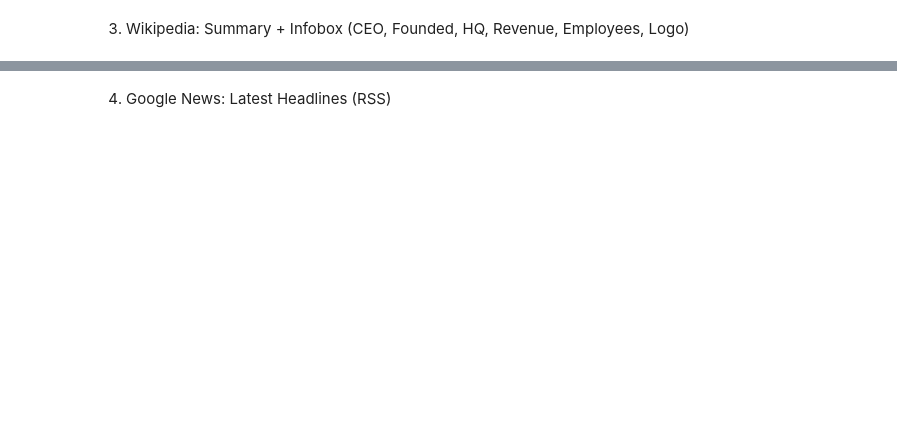
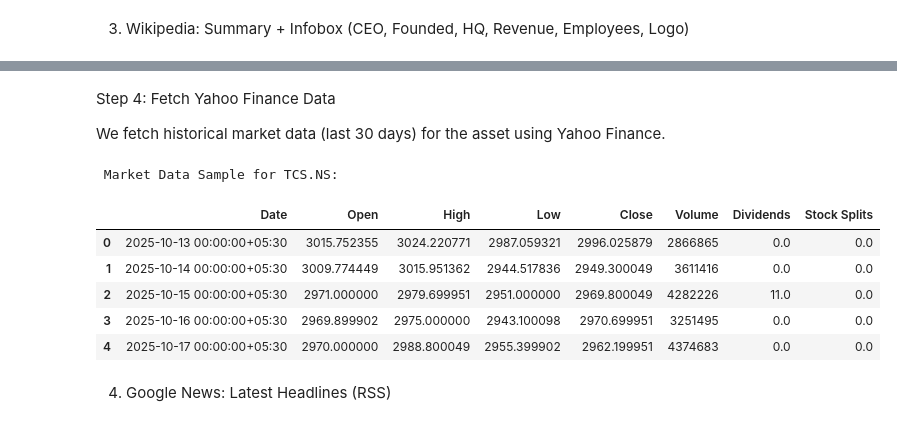
Before and after one commit to gopichandchalla16/infosys-internship-real-time-industry-insight-system, a Jupyter notebook: Realtime_Industry_Insight_AI.ipynb, the cells around one changed output, grey strips where cells are left out. Saved outputs shown, nothing was run; the diff lists cells and outputs as text; code cells hidden in the pictures; blank space fills up the shorter version.

```diff
--- a/Realtime_Industry_Insight_AI.ipynb
+++ b/Realtime_Industry_Insight_AI.ipynb
@@ -201,3 +279,81 @@ Wikipedia Page →
+# %% [markdown]
+Step 4: Fetch Yahoo Finance Data
+
+We fetch historical market data (last 30 days) for the asset using Yahoo Finance.
+# %%
+tickers = {
+    # Existing
+    "NETFLIX": "NFLX",
+    "APPLE": "AAPL",
+    "TESLA": "TSLA",
+    "GOOGLE": "GOOGL",
+    "MICROSOFT": "MSFT",
+    "TCS": "TCS.NS",
+    "INFOSYS": "INFY.NS",
+    "RAKUTEN": "RKUNY",
+    "BITCOIN": "BTC-USD",
+
+    # 🔥 Popular US Tech
+    "AMAZON": "AMZN",
+    "META": "META",         # Facebook
+    "NVIDIA": "NVDA",
+    "AMD": "AMD",
+    "INTEL": "INTC",
+
+    # 🏦 Finance
+    "JP MORGAN": "JPM",
+    "GOLDMAN SACHS": "GS",
+    "MASTERCARD": "MA",
+    "VISA": "V",
+
+    # 🇮🇳 Common Indian Stocks
+    "RELIANCE": "RELIANCE.NS",
+    "HDFC": "HDFCBANK.NS",
+    "ICICI": "ICICIBANK.NS",
+    "WIPRO": "WIPRO.NS",
+    "HCL": "HCLTECH.NS",
+    "ADANIPORTS": "ADANIPORTS.NS",
+    "ADANIENT": "ADANIENT.NS",
+
+    # 🚗 Auto
+    "TATA MOTORS": "TATAMOTORS.NS",
+    "MARUTI": "MARUTI.NS",
+    "TESLA": "TSLA",       # already above but kept for auto category
+
+    # 🔴 Other Big Names
+    "COCA COLA": "KO",
+    "PEPSICO": "PEP",
+    "WALMART": "WMT",
+    "NETFLIX": "NFLX",     # already included
+
+    # 💰 Other popular crypto
+    "ETHEREUM": "ETH-USD",
+    "DOGECOIN": "DOGE-USD",
+    "SOLANA": "SOL-USD"
+}
+
+try:
+    asset = tickers.get(company_name.upper(), company_name.upper())
+    ticker = yf.Ticker(asset)
+    market_data = ticker.history(period="1mo", interval="1d")
+
+    if market_data.empty:
+        raise ValueError("No data returned. Check ticker symbol.")
+
+    market_data.reset_index(inplace=True)
+    print(f"\n Market Data Sample for {asset}:")
+    display(market_data.head())
+
+except Exception as e:
+    print(f"Could not fetch Yahoo Finance data: {e}")
+# %% [output]
+ Market Data Sample for TCS.NS:
+|  | Date | Open | High | Low | Close | Volume | Dividends | Stock Splits |
+| 0 | 2025-10-13 00:00:00+05:30 | 3015.752355 | 3024.220771 | 2987.059321 | 2996.025879 | 2866865 | 0.0 | 0.0 |
+| 1 | 2025-10-14 00:00:00+05:30 | 3009.774449 | 3015.951362 | 2944.517836 | 2949.300049 | 3611416 | 0.0 | 0.0 |
+| 2 | 2025-10-15 00:00:00+05:30 | 2971.000000 | 2979.699951 | 2951.000000 | 2969.800049 | 4282226 | 11.0 | 0.0 |
+| 3 | 2025-10-16 00:00:00+05:30 | 2969.899902 | 2975.000000 | 2943.100098 | 2970.699951 | 3251495 | 0.0 | 0.0 |
+| 4 | 2025-10-17 00:00:00+05:30 | 2970.000000 | 2988.800049 | 2955.399902 | 2962.199951 | 4374683 | 0.0 | 0.0 |
 # %% [markdown]
 4) Google News: Latest Headlines (RSS)
 # %%
```
Also changed, not shown: parts of 23 cells of this notebook.
